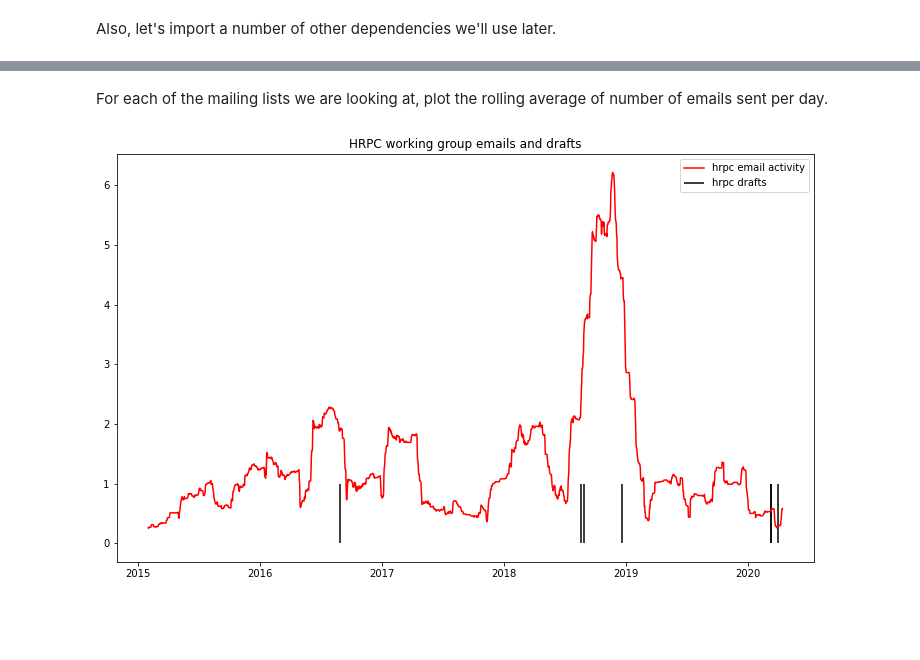
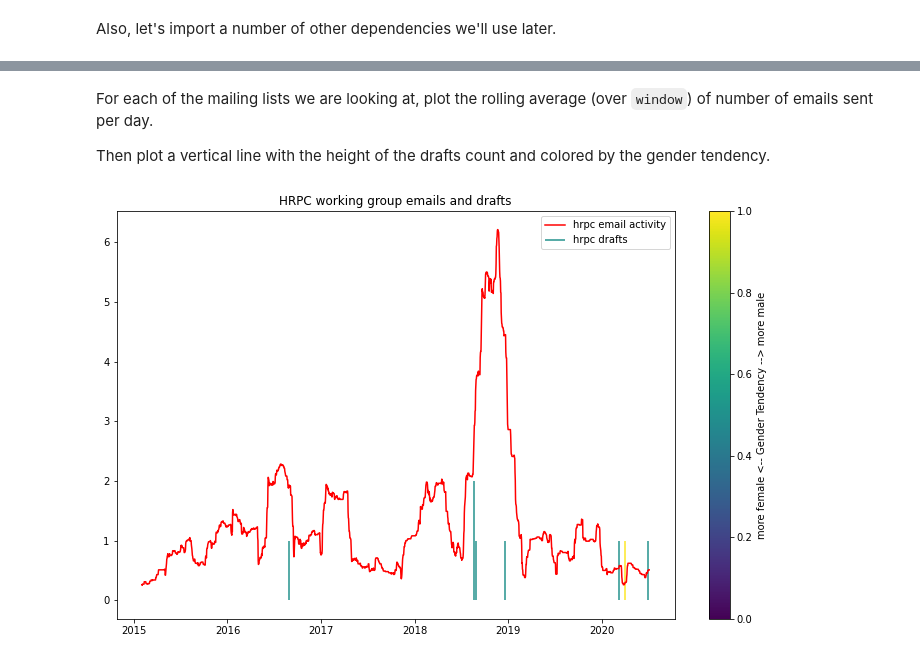
Before and after one commit to datactive/bigbang, a Jupyter notebook: examples/experimental_notebooks/Working Group Emails and Drafts.ipynb, the cells around one changed output, grey strips where cells are left out. Drawn from its saved outputs; the diff is of its cells as text; code cells hidden in the pictures; blank space fills up the shorter version.

Commit message:
Addign gender analysis for drafts to HRPC working group notebook

```diff
--- a/examples/experimental_notebooks/Working Group Emails and Drafts.ipynb
+++ b/examples/experimental_notebooks/Working Group Emails and Drafts.ipynb
@@ -84,0 +118,9 @@ This variable is for the range of days used in computing rolling averages.
+# %%
+draft_df['gender tendency'] = draft_df['person'].apply(
+    lambda x : sum([gender_score(p.name)
+                    for p
+                    in x]) / float(len(x)))
+# %%
+from matplotlib import cm
+
+viridis = cm.get_cmap('viridis')
@@ -85,32 +131,44 @@ This variable is for the range of days used in computing rolling averages.
+# %%
+drafts_per_day = draft_df.groupby('date').count()['title']
+# %%
+draft_gt_per_day = draft_df.groupby('date').mean()['gender tendency'].apply(
+    lambda x : viridis(x)
+)
+# %% [markdown]
+For each of the mailing lists we are looking at, plot the rolling average (over `window`) of number of emails sent per day.
+
+Then plot a vertical line with the height of the drafts count and colored by the gender tendency.
 # %%
 window = 100
-# %% [markdown]
-For each of the mailing lists we are looking at, plot the rolling average of number of emails sent per day.
 # %%
 plt.figure(figsize=(12.5, 7.5))
 
 for i, activity in enumerate(activities):
 
     colors = 'rgbkm'
 
     ta = activity.sum(1)
     rmta = ta.rolling(window).mean()
     rmtadna = rmta.dropna()
     plt.plot_date(np.array(rmtadna.index),
                   np.array(rmtadna.values),
                   colors[i],
                   label=mailman.get_list_name(urls[i]) + ' email activity',
                   xdate=True)
 
 
-
-#plt.plot_date(draft_dates.index, draft_dates.values, label='hrpc drafts')
-plt.vlines(draft_dates.index, 0, 1, label='hrpc drafts')
+vax = plt.vlines(drafts_per_day.index,
+           0,
+           drafts_per_day,
+           colors = draft_gt_per_day,
+           cmap = 'viridis',
+           label='hrpc drafts')
 
 plt.legend()
 plt.title("HRPC working group emails and drafts")
+plt.colorbar(vax, label = "more female <-- Gender Tendency --> more male")
 
 plt.savefig("activites-marked.png")
 plt.show()
 # %% [output]
-[figure, old version]
+[figure, new version]
```
Also changed, not shown: parts of 14 cells of this notebook.
